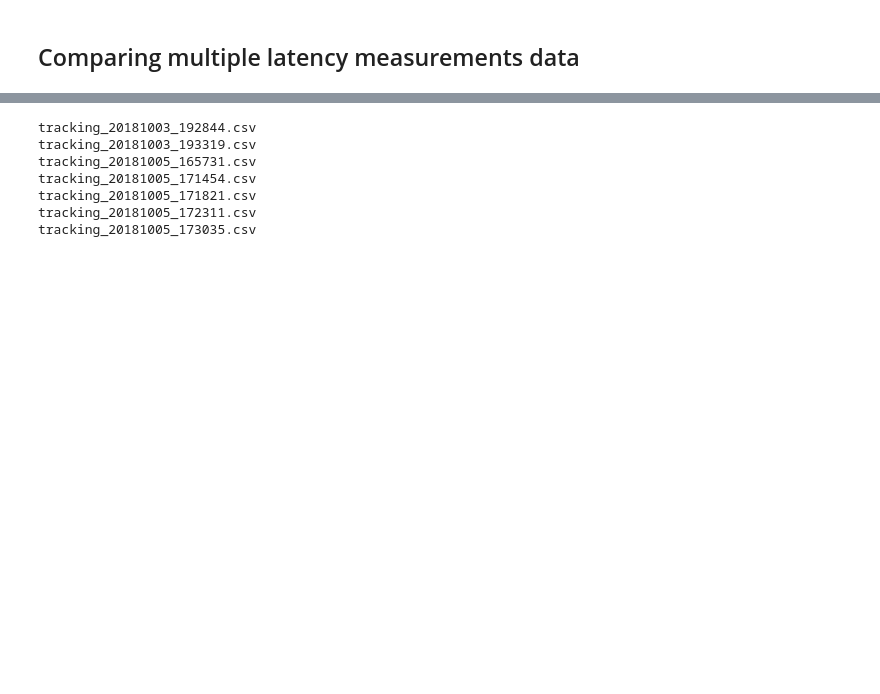
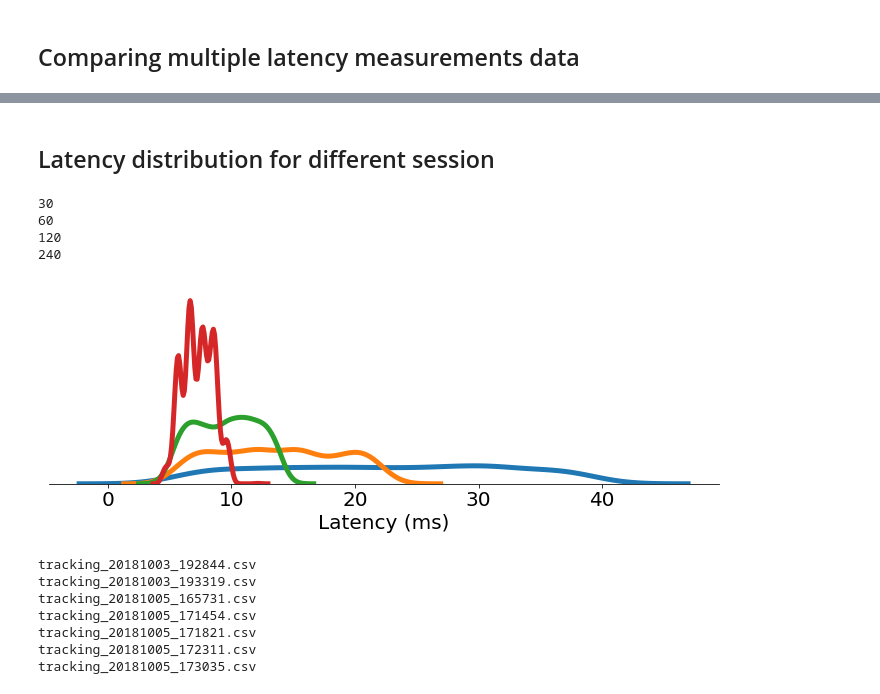
Before and after one commit to mohammadbashiri/vrlatency, a Jupyter notebook: notebooks/reports/Tracking.ipynb, the cells around one changed output, grey strips where cells are left out. Cells and saved outputs as stored; diff of their text form; code cells hidden in the pictures; blank space fills up the shorter version.

```diff
--- a/notebooks/reports/Tracking.ipynb
+++ b/notebooks/reports/Tracking.ipynb
@@ -141,0 +150,13 @@ plt.yticks([]);
+# %%
+dfl_all = pd.DataFrame()
+
+for filename in filenames:
+    print(filename)
+
+    dfd = vrl.read_csv(filename)
+    dfd['Time'] *= 1000
+    dfd['Session'] = filename.split('.')[0]
+    dfl = vrl.get_tracking_latencies(dfd).to_frame().reset_index()
+    df = pd.merge(dfd, dfl, on='Trial')
+
+    dfl_all = dfl_all.append(df)
@@ -141,0 +169,9 @@ plt.yticks([]);
+# %%
+params = {'Session': [filename.split('.')[0] for filename in filenames],
+          'TrackingRate': [240, 240, 120, 60, 30],
+          'ExposureTime': [0.5, 1.0, 0.5, 0.5, 0.5],
+          'TrackingAlgorithm': [1, 1, 1, 1, 1],
+          'VideoType': ['Object Mode', 'Object Mode', 'Object Mode', 'Object Mode', 'Object Mode']}
+# %%
+dfp_all = pd.DataFrame(params)
+dfp_all.head()
@@ -141,0 +185,5 @@ plt.yticks([]);
+# %%
+df_all = pd.merge(dfl_all, dfp_all, on='Session')
+
+df_all = df_all[['Session', 'Trial', 'TrackingRate', 'ExposureTime', 'TrackingAlgorithm', 'VideoType', 'TrackingLatency']]
+df_all.drop_duplicates(inplace=True)
@@ -142,3 +199,22 @@ plt.yticks([]);
+# %% [markdown]
+## Latency distribution for different session
+# %%
+fig, ax = plt.subplots(figsize=(10, 4))
+sns.despine(left=True)
+
+for name, dd in df_all.groupby('TrackingRate'):
+    print(name)
+    sns.distplot(dd.TrackingLatency.values, hist=False, kde_kws={"linewidth": 5, "alpha": 1}, ax=ax)
+
+ax.set(xlabel='Latency (ms)', ylabel='');
+plt.yticks([]);
+fig.tight_layout()
+# %% [output]
+30
+60
+120
+240
+[figure, added]
 # %%
 fig, ax = plt.subplots(figsize=(10, 4))
 sns.despine(left=True)
```
Also changed, not shown: parts of 14 cells of this notebook, 9 other files.
